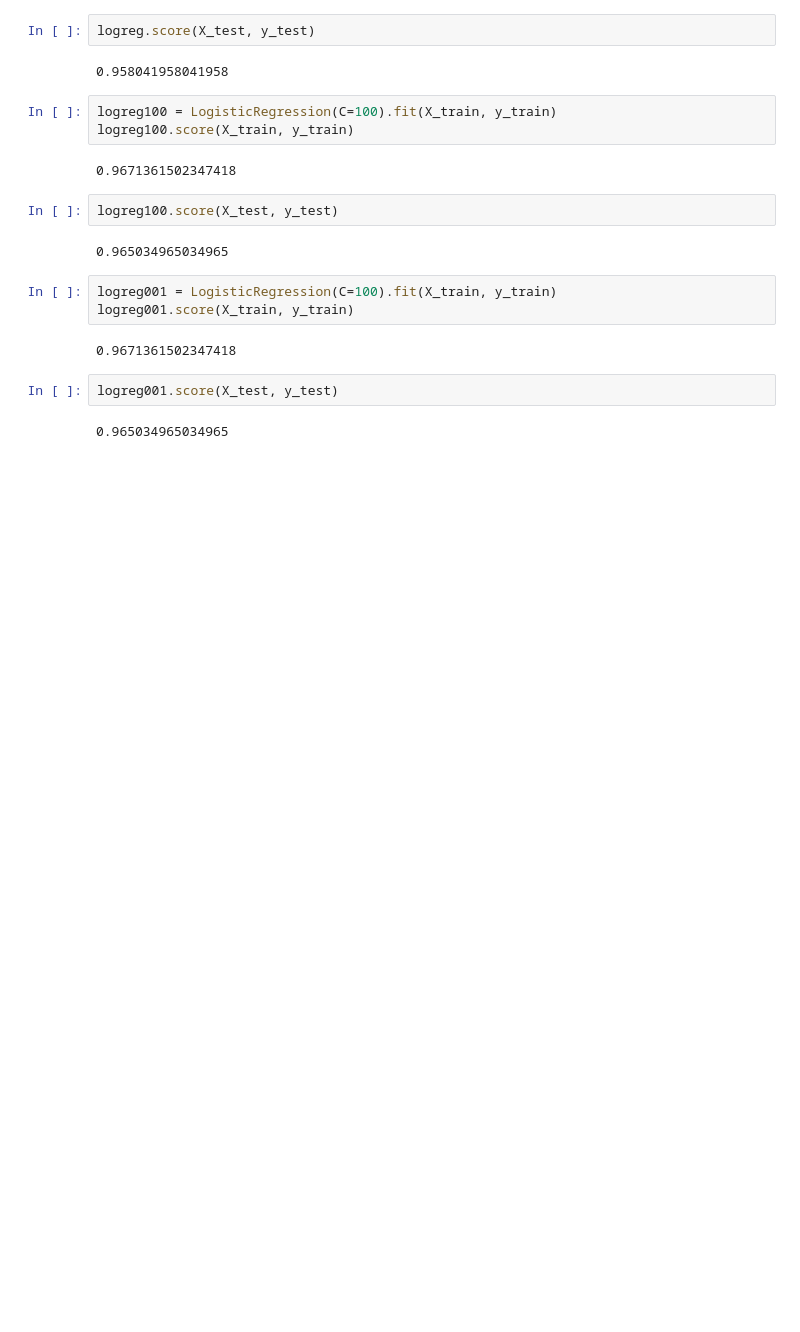
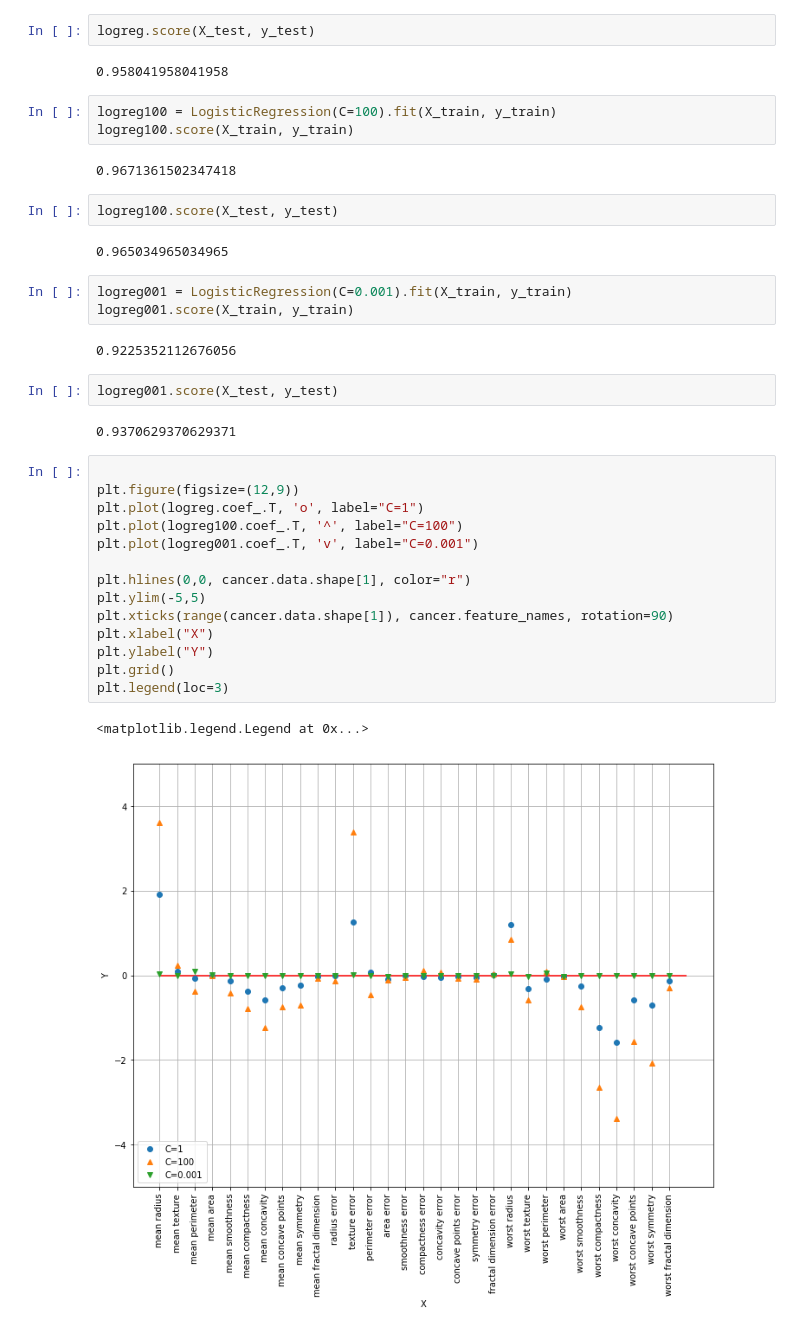
Before and after one commit to Aries000004/grocery, a Jupyter notebook: 04-机器学习数分析/机器学习基础教程/第二章-SVM和KMeans.ipynb, the cells around one changed output. Cells and saved outputs as stored; diff of their text form; blank space fills up the shorter version.

```diff
--- a/04-机器学习数分析/机器学习基础教程/第二章-SVM和KMeans.ipynb
+++ b/04-机器学习数分析/机器学习基础教程/第二章-SVM和KMeans.ipynb
@@ -44,11 +44,28 @@ logreg100.score(X_test, y_test)
 # %% [output]
 0.965034965034965
 # %%
-logreg001 = LogisticRegression(C=100).fit(X_train, y_train)
+logreg001 = LogisticRegression(C=0.001).fit(X_train, y_train)
 logreg001.score(X_train, y_train)
 # %% [output]
-0.9671361502347418
+0.9225352112676056
 # %%
 logreg001.score(X_test, y_test)
 # %% [output]
-0.965034965034965
+0.9370629370629371
+# %%
+
+plt.figure(figsize=(12,9))
+plt.plot(logreg.coef_.T, 'o', label="C=1")
+plt.plot(logreg100.coef_.T, '^', label="C=100")
+plt.plot(logreg001.coef_.T, 'v', label="C=0.001")
+
+plt.hlines(0,0, cancer.data.shape[1], color="r")
+plt.ylim(-5,5)
+plt.xticks(range(cancer.data.shape[1]), cancer.feature_names, rotation=90)
+plt.xlabel("X")
+plt.ylabel("Y")
+plt.grid()
+plt.legend(loc=3)
+# %% [output]
+<matplotlib.legend.Legend at 0x...>
+[figure, added]
```
Also changed, not shown: parts of 6 cells of this notebook.
